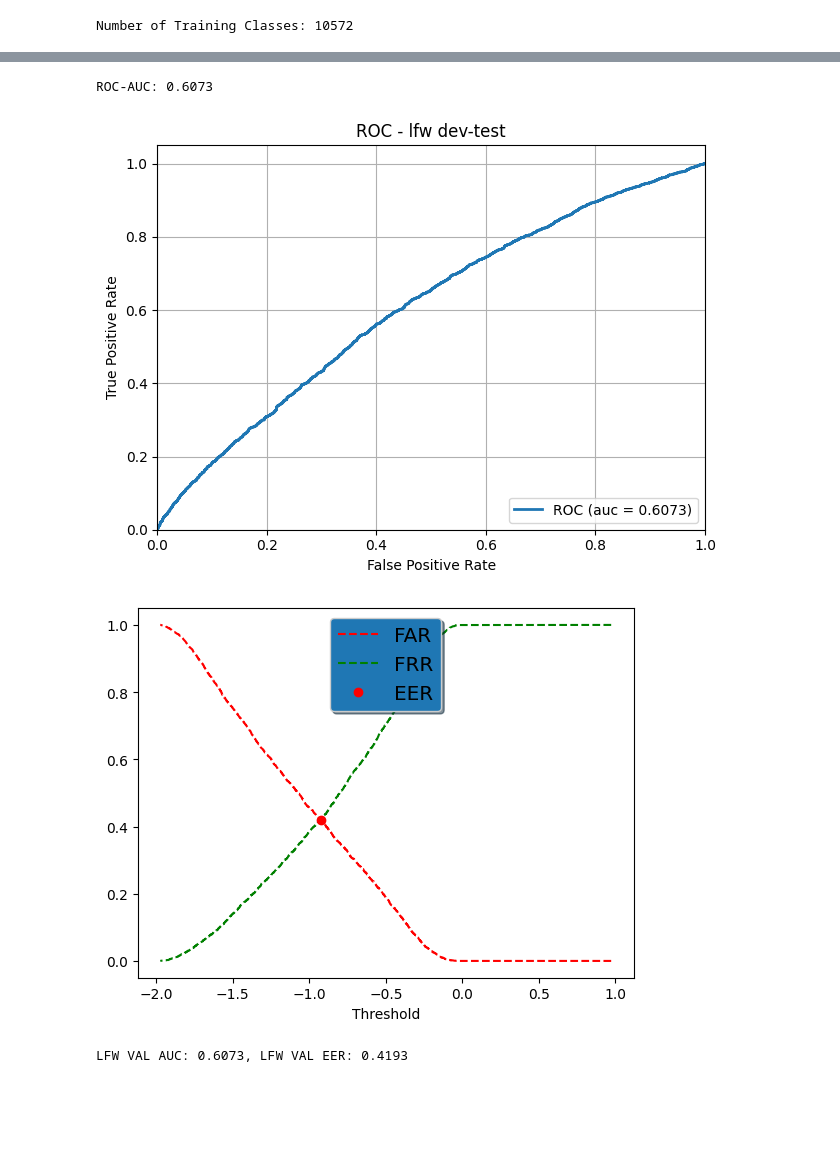
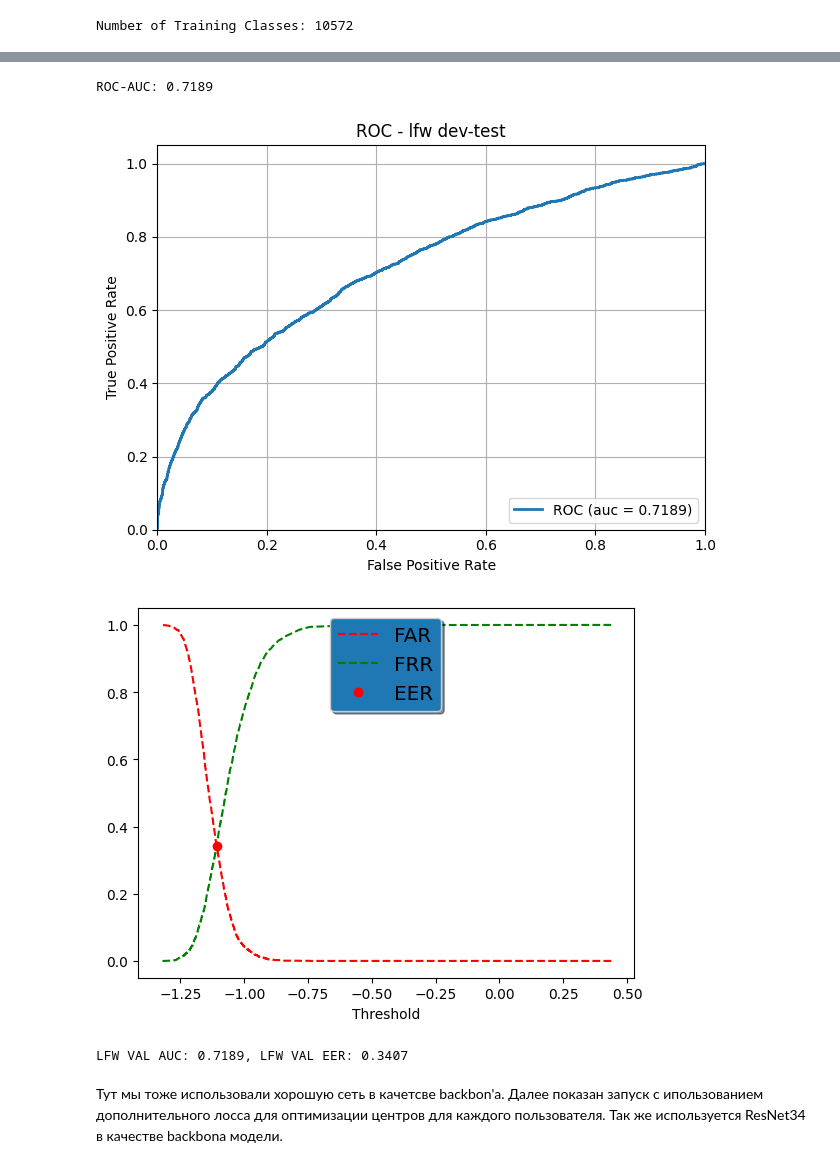
Before and after one commit to SamalKub/FaceRecognition, a Jupyter notebook: report.ipynb, the cells around one changed output, grey strips where cells are left out. Cells and saved outputs as stored; diff of their text form; code cells hidden in the pictures; blank space fills up the shorter version.

```diff
--- a/report.ipynb
+++ b/report.ipynb
@@ -326,8 +412,15 @@ train_loader = torch.utils.data.DataLoader(dataset_train, batch_size=TRAIN_BATCH
 num_class = len(train_loader.dataset.classes)
 print('Number of Training Classes: %d' % num_class)
 path_list, issame_list = get_paths(VAL_PATH, FILE_EXT)
+issame_list = [0] * 3000 + [1] * 3000
 val_loader = torch.utils.data.DataLoader(LFWDataset(path_list, issame_list, val_transform), batch_size=VAL_BATCH_SIZE, shuffle=False)
 # %% [output]
 Number of Training Classes: 10572
+# %%
+#dataloader for subset dataset for faster train
+evens = list(range(0, len(dataset_train), 30))
+dataset_train_1 = torch.utils.data.Subset(dataset_train, evens)
+train_loader_1 = torch.utils.data.DataLoader(dataset_train_1, batch_size=TRAIN_BATCH_SIZE, drop_last=True)
+num_class=10572
 # %%
 MODEL_NAME = 'SimpleNet'
@@ -372,0 +485,22 @@ Training complete
+# %%
+backbone = torchvision.models.resnet34(pretrained=True)
+model_net = Net(backbone, num_class, ALPHA_1, FEAT_DIM).to(device)
+criterion_softmax = nn.CrossEntropyLoss()
+criterion_softmax = criterion_softmax.to(device)
+optimizer_softmax = optim.SGD(model.parameters(), lr=LR_SOFTMAX, weight_decay=WEIGHT_DECAY)
+MODEL_NAME = 'Net'
+train(
+    train_loader=train_loader_1,
+    val_loader=val_loader,
+    model=model_net,
+    optimizer=optimizer_softmax,
+    criterion=criterion_softmax,
+    issame_list=issame_list,
+    device=device,
+    scheduler=True,
+    num_epochs=1,
+    fig_path=cfg['PLOT_PATH'],
+    logs_save=cfg['LOGS_PATH'],
+    checkpoint_save=cfg['CHECKPOINT'],
+    model_name=MODEL_NAME+'test3',
+)
@@ -373,14 +531,14 @@ Training complete
 # %%
 evaluate(
-    model=model_incept.to(device),
+    model=model_net.to(device),
     optimizer=optimizer_softmax,
-    checkpoint_path='/content/gdrive/MyDrive/Samal_experiments/DL/FaceRecognition/models/SimpleNettest_CASIA-WEB-FACE-Aligned_Epoch_0_LfwAUC_0.6072621666666667.tar',
+    checkpoint_path='/content/gdrive/MyDrive/Samal_experiments/DL/FaceRecognition/models/Nettest3_CASIA-WEB-FACE-Aligned_Epoch_0_LfwAUC_0.7188801111111112.tar',
     device=device,
     val_loader=val_loader,
     issame_list=issame_list
 )
 # %% [output]
-ROC-AUC: 0.6073
+ROC-AUC: 0.7189
-[figure, old version]
+[figure, new version]
-[figure, old version]
+[figure, new version]
-LFW VAL AUC: 0.6073, LFW VAL EER: 0.4193
+LFW VAL AUC: 0.7189, LFW VAL EER: 0.3407
@@ -389,2 +545,5 @@ LR_SOFTMAX=0.0001
+# %% [markdown]
+Тут мы тоже использовали хорошую сеть в качетсве backbon'а.
+Далее показан запуск с ипользованием дополнительного лосса для оптимизации центров для каждого пользователя. Так же используется ResNet34 в качестве backbona модели.
 # %%
 backbone = torchvision.models.resnet34(pretrained=True)
```
Also changed, not shown: parts of 18 cells of this notebook.
